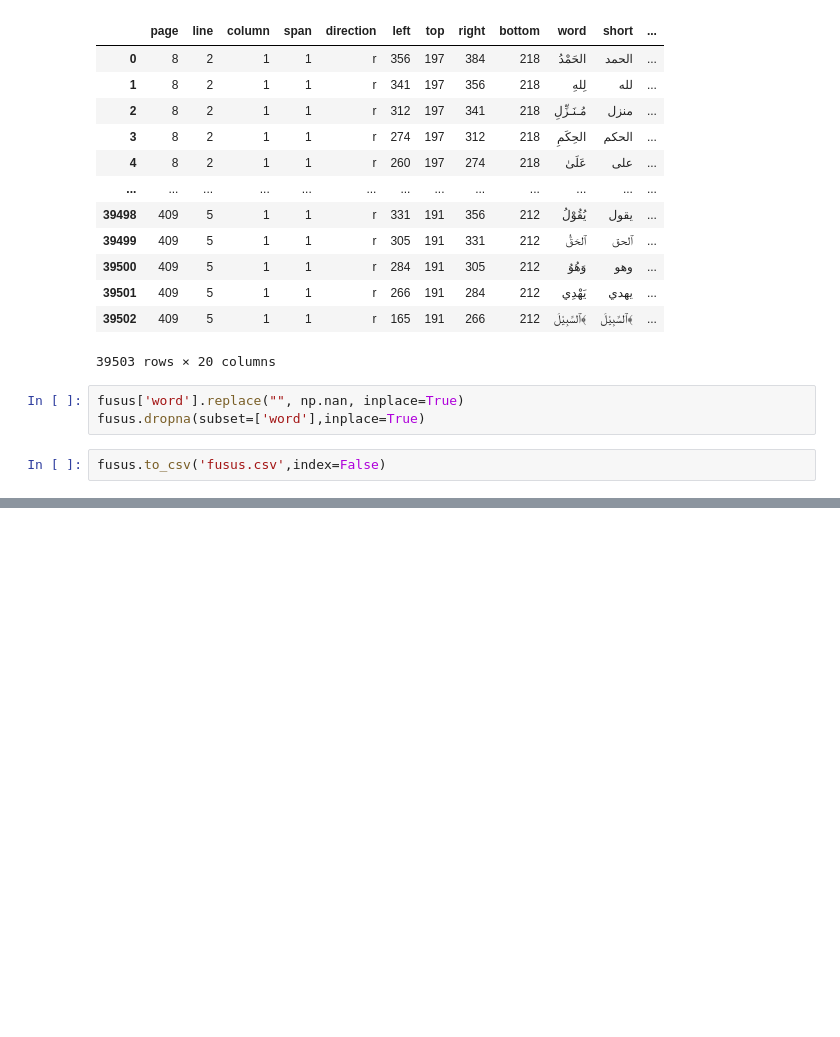
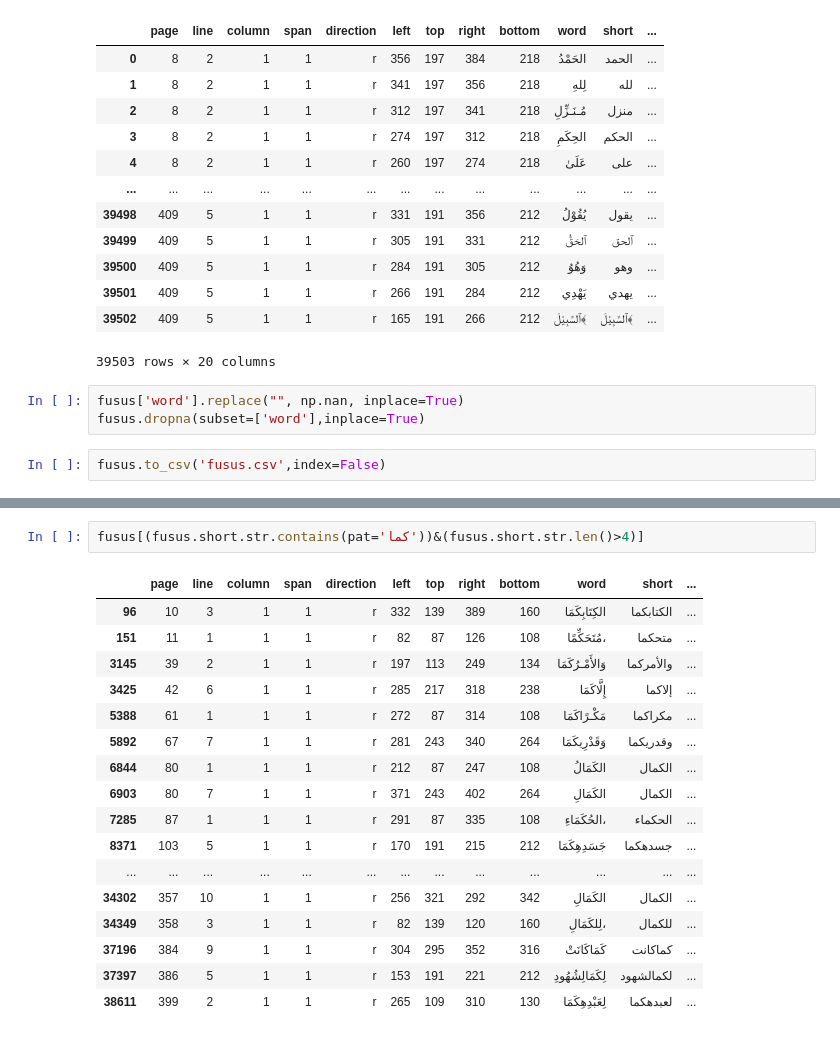
Before and after one commit to among/fusus, a Jupyter notebook: fusust-text-laboratory/SplittingWords.ipynb, the cells around one changed output, grey strips where cells are left out. Saved outputs shown, nothing was run; the diff lists cells and outputs as text; blank space fills up the shorter version.

```diff
--- a/fusust-text-laboratory/SplittingWords.ipynb
+++ b/fusust-text-laboratory/SplittingWords.ipynb
@@ -78,0 +229,20 @@ See the caveats in the documentation: https://pandas.pydata.org/pandas-docs/stab
+# %%
+fusus[(fusus.short.str.contains(pat='كما'))&(fusus.short.str.len()>4)]
+# %% [output]
+|  | page | line | column | span | direction | left | top | right | bottom | word | short | ... |
+| 96 | 10 | 3 | 1 | 1 | r | 332 | 139 | 389 | 160 | الكِتَابِكَمَا | الكتابكما | ... |
+| 151 | 11 | 1 | 1 | 1 | r | 82 | 87 | 126 | 108 | مُتَحَكِّمًا، | متحكما | ... |
+| 3145 | 39 | 2 | 1 | 1 | r | 197 | 113 | 249 | 134 | وَالأَمْـرُكَمَا | والأمركما | ... |
+| 3425 | 42 | 6 | 1 | 1 | r | 285 | 217 | 318 | 238 | إِلَّاكَمَا | إلاكما | ... |
+| 5388 | 61 | 1 | 1 | 1 | r | 272 | 87 | 314 | 108 | مَكْـرًاكَمَا | مكراكما | ... |
+| 5892 | 67 | 7 | 1 | 1 | r | 281 | 243 | 340 | 264 | وَقَدْرِيكَمَا | وقدريكما | ... |
+| 6844 | 80 | 1 | 1 | 1 | r | 212 | 87 | 247 | 108 | الكَمَالُ | الكمال | ... |
+| 6903 | 80 | 7 | 1 | 1 | r | 371 | 243 | 402 | 264 | الكَمَالِ | الكمال | ... |
+| 7285 | 87 | 1 | 1 | 1 | r | 291 | 87 | 335 | 108 | الحُكَمَاءِ، | الحكماء | ... |
+| 8371 | 103 | 5 | 1 | 1 | r | 170 | 191 | 215 | 212 | جَسَدِهِكَمَا | جسدهكما | ... |
+| ... | ... | ... | ... | ... | ... | ... | ... | ... | ... | ... | ... | ... |
+| 34302 | 357 | 10 | 1 | 1 | r | 256 | 321 | 292 | 342 | الكَمَالِ | الكمال | ... |
+| 34349 | 358 | 3 | 1 | 1 | r | 82 | 139 | 120 | 160 | لِلكَمَالِ، | للكمال | ... |
+| 37196 | 384 | 9 | 1 | 1 | r | 304 | 295 | 352 | 316 | كَمَاكَانَتْ | كماكانت | ... |
+| 37397 | 386 | 5 | 1 | 1 | r | 153 | 191 | 221 | 212 | لِكَمَالِشُهُودِ | لكمالشهود | ... |
+| 38611 | 399 | 2 | 1 | 1 | r | 265 | 109 | 310 | 130 | لِعَبْدِهِكَمَا | لعبدهكما | ... |
```
Also changed, not shown: parts of 22 cells of this notebook, 1 other file.
